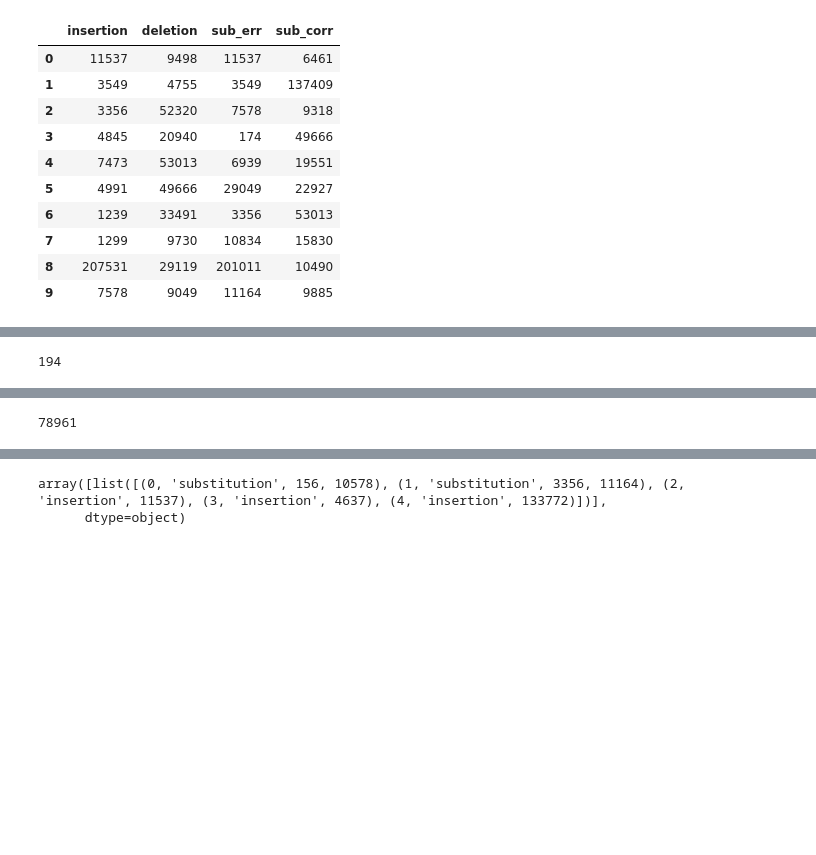
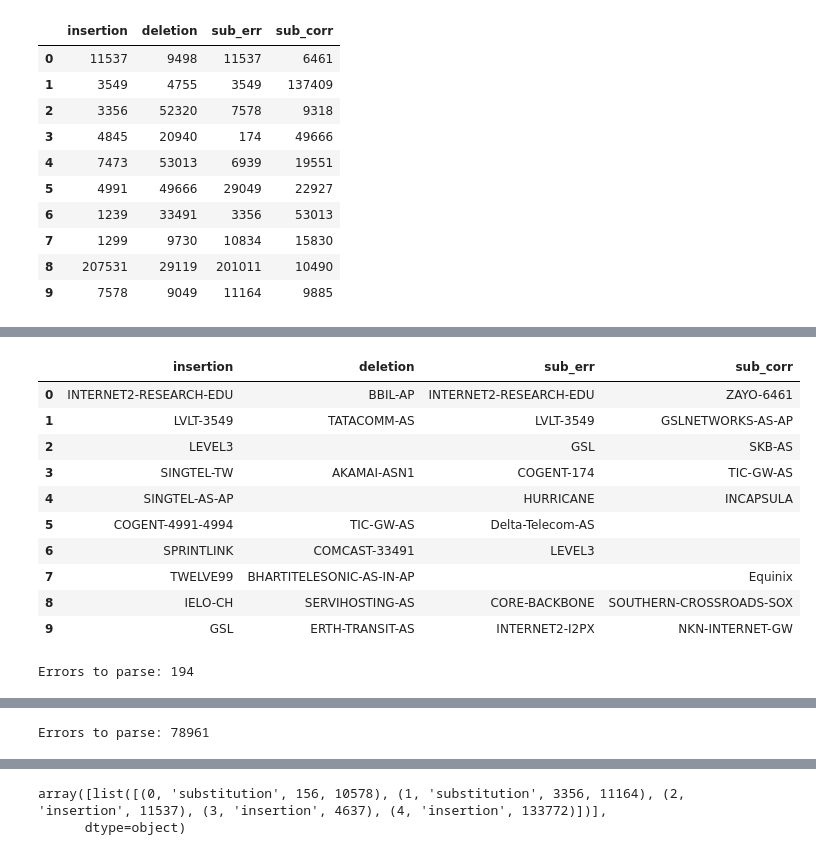
Before and after one commit to ngajoe/ip2as_analysis, a Jupyter notebook: IP2AS_Analysis-3.ipynb, the cells around one changed output, grey strips where cells are left out. Drawn from its saved outputs; the diff is of its cells as text; code cells hidden in the pictures; blank space fills up the shorter version.

```diff
--- a/IP2AS_Analysis-3.ipynb
+++ b/IP2AS_Analysis-3.ipynb
@@ -752,10 +767,22 @@ AS_eval_df
 # %%
-AS_eval_name = AS_eval_df.copy()
+AS_eval_name = AS_eval_df.copy().astype(str)
 for col in AS_eval_df.columns.values.tolist():
     for row in range(len(AS_eval_df)):
         this_as = AS_eval_df.loc[row,col]
         AS_eval_name.loc[row,col] = ASORG_DF.loc[this_as].Name
 AS_eval_name
+# %% [output]
+|  | insertion | deletion | sub_err | sub_corr |
+| 0 | INTERNET2-RESEARCH-EDU | BBIL-AP | INTERNET2-RESEARCH-EDU | ZAYO-6461 |
+| 1 | LVLT-3549 | TATACOMM-AS | LVLT-3549 | GSLNETWORKS-AS-AP |
+| 2 | LEVEL3 |  | GSL | SKB-AS |
+| 3 | SINGTEL-TW | AKAMAI-ASN1 | COGENT-174 | TIC-GW-AS |
+| 4 | SINGTEL-AS-AP |  | HURRICANE | INCAPSULA |
+| 5 | COGENT-4991-4994 | TIC-GW-AS | Delta-Telecom-AS |  |
+| 6 | SPRINTLINK | COMCAST-33491 | LEVEL3 |  |
+| 7 | TWELVE99 | BHARTITELESONIC-AS-IN-AP |  | Equinix |
+| 8 | IELO-CH | SERVIHOSTING-AS | CORE-BACKBONE | SOUTHERN-CROSSROADS-SOX |
+| 9 | GSL | ERTH-TRANSIT-AS | INTERNET2-I2PX | NKN-INTERNET-GW |
 # %%
 #eval_slice contains a specific heuristic, and every error of a particular AS
 #does this list have this error type and AS?
@@ -872,7 +899,7 @@ eval_AS = AS_eval_df[eval_err][9]
 result = evaluate_AS_errors(eval_AS, eval_htype, eval_err)
 result_df = pd.DataFrame({k: [v] for k, v in result.items()})
 # %% [output]
-194
+Errors to parse: 194
 # %%
 result_df
 # %% [output]
@@ -889,12 +916,12 @@ for k in range(topk):
         for etype in etype_list:
             eval_AS = AS_eval_df[etype][k]
             result = evaluate_AS_errors(eval_AS, htype, etype)
-            result_df_list.append(result)
+            result_df_list.append(pd.DataFrame({k: [v] for k, v in result.items()}))
         print(f"{htype} #{k} Complete.")
 
 topk_AS_eval_df = pd.concat(result_df_list)
 # %% [output]
-78961
+Errors to parse: 78961
 # %%
 topk_AS_eval_df
 # %%
```
Also changed, not shown: parts of 2 cells of this notebook.
